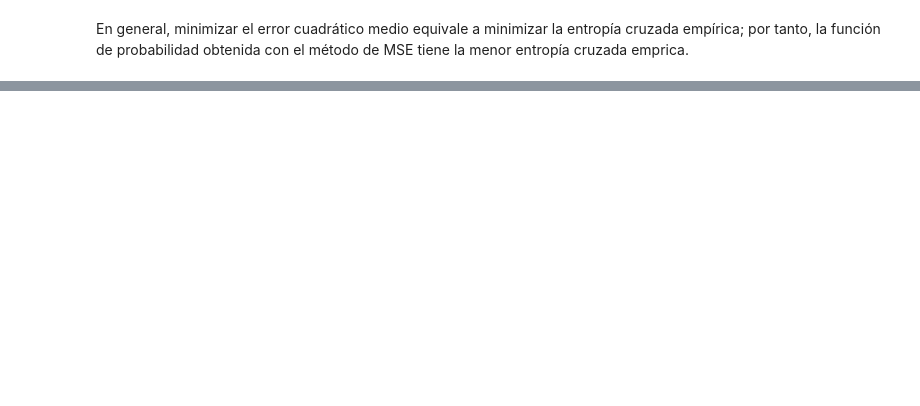
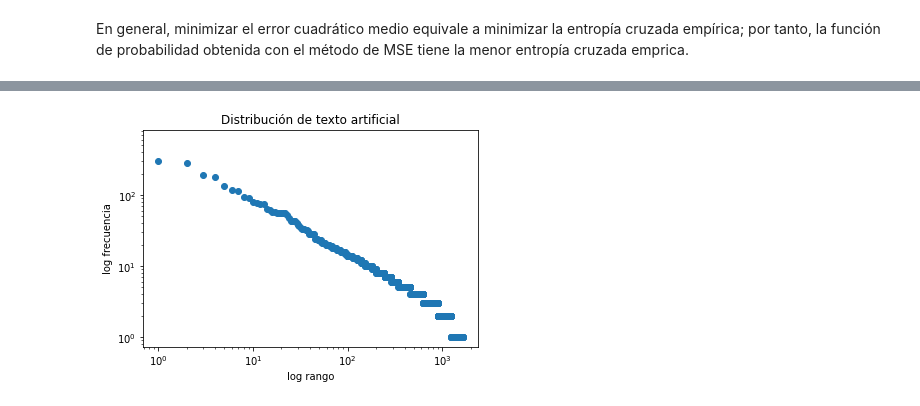
Before and after one commit to VMijangos/Curso-Procesamiento-de-Lenguaje-Natural, a Jupyter notebook: Notebooks/08 Aprox_Zipf.ipynb, the cells around one changed output, grey strips where cells are left out. Saved outputs shown, nothing was run; the diff lists cells and outputs as text; code cells hidden in the pictures; blank space fills up the shorter version.

```diff
--- a/Notebooks/08 Aprox_Zipf.ipynb
+++ b/Notebooks/08 Aprox_Zipf.ipynb
@@ -277,0 +289,11 @@ En general, minimizar el error cuadrático medio equivale a minimizar la entrop
+# %%
+#Genera lista de palabras ordenadas por rango
+words = [w for w,f in sorted(Counter(tokens).items(), key=itemgetter(1), reverse=True)]
+
+#Genera una cadena de longitud dada con base en prob. de Zipf
+gen = []
+for k in range(0,10000):
+    gen.append(np.random.choice(words, p=p_zipf_ap))
+
+#Imprime parte de la cadena generada
+print(' '.join(gen)[:1000])
@@ -277,0 +306,10 @@ En general, minimizar el error cuadrático medio equivale a minimizar la entrop
+# %%
+plt.plot(sorted(Counter(gen).values(), reverse=True),'o')
+plt.xscale('log')
+plt.yscale('log')
+plt.title('Distribución de texto artificial')
+plt.xlabel('log rango')
+plt.ylabel('log frecuencia')
+plt.show()
+# %% [output]
+[figure, added]
```
Also changed, not shown: parts of 12 cells of this notebook.
